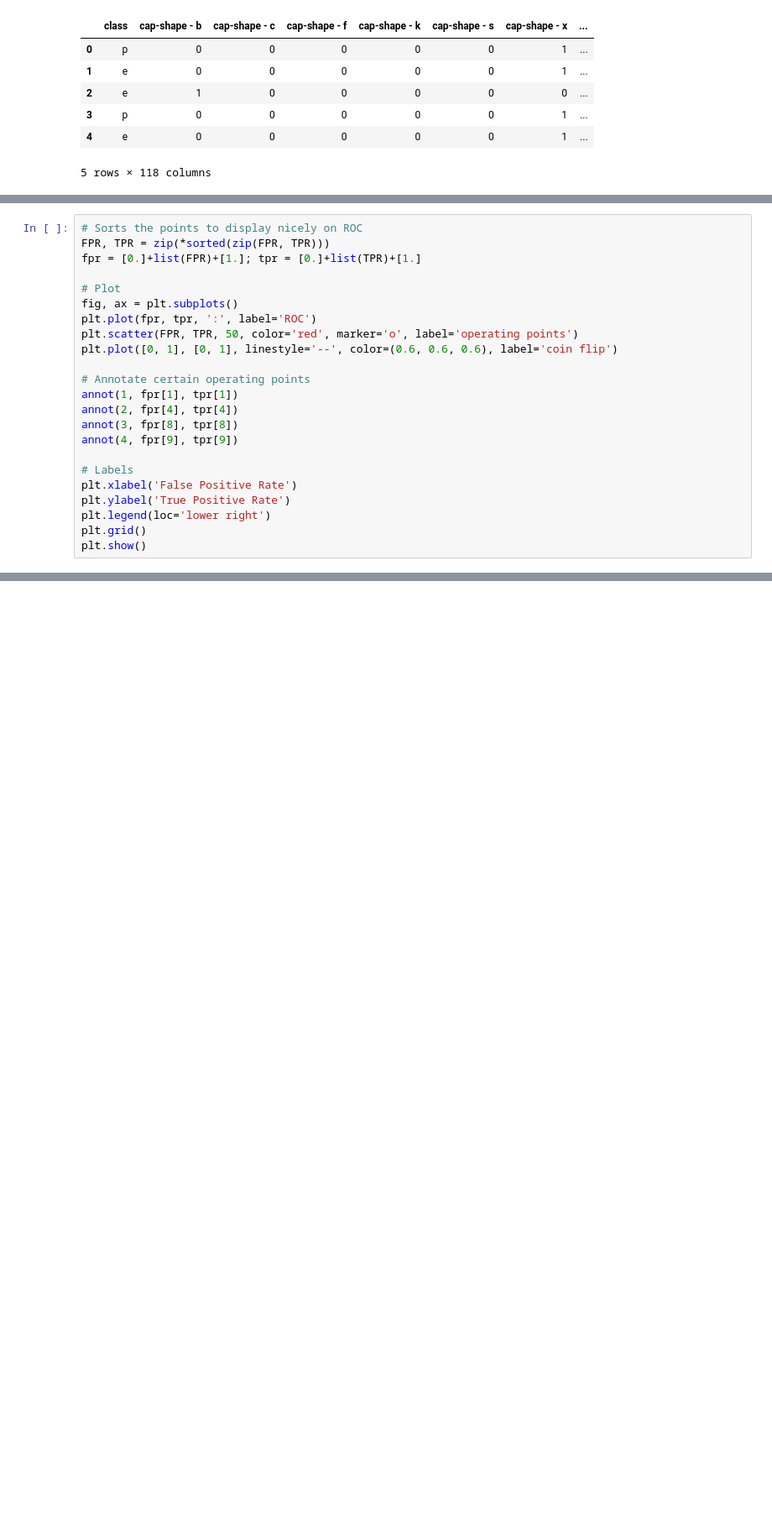
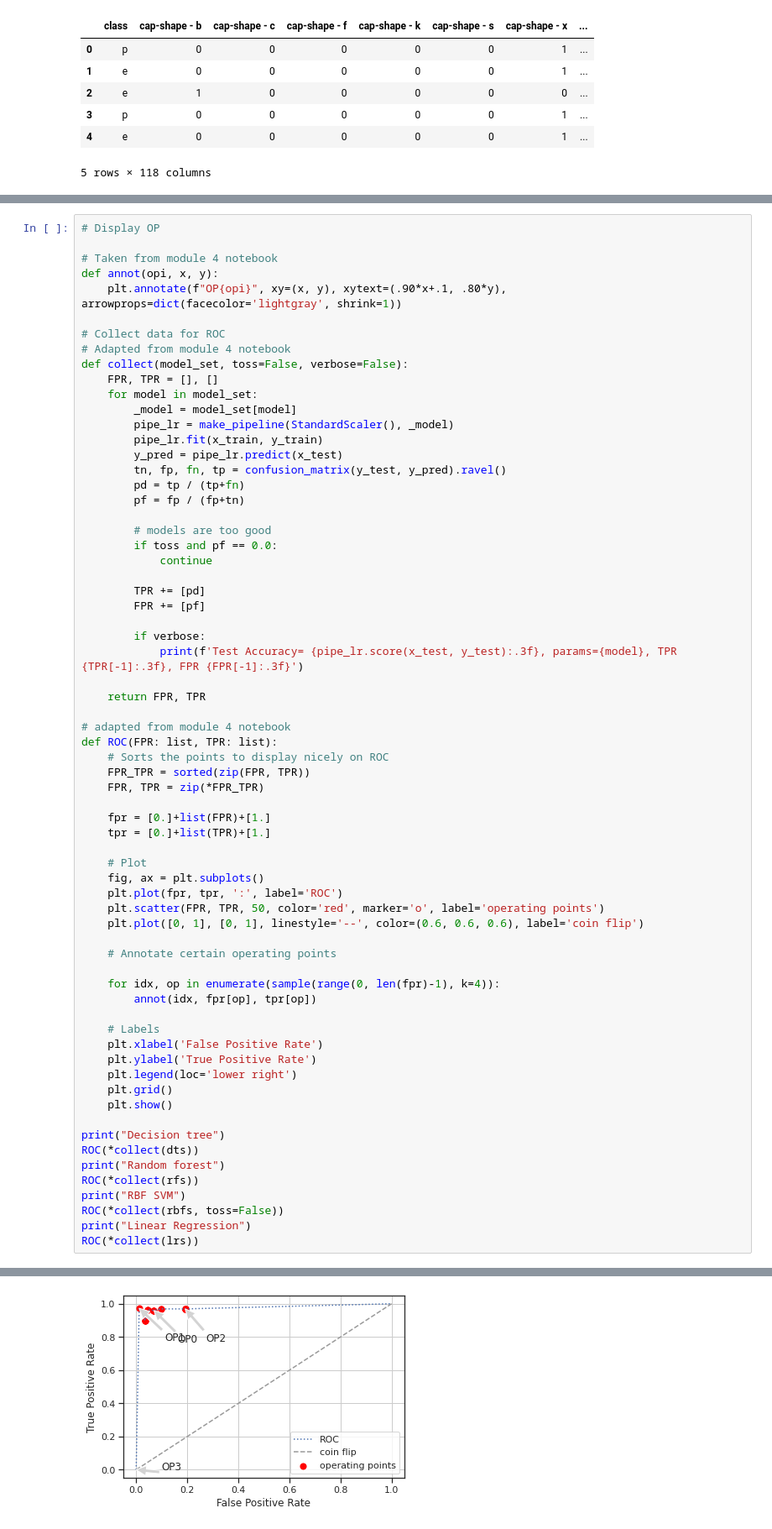
Before and after one commit to WillMc93/EN.705.601, a Jupyter notebook: McElhenney-Assign04.ipynb, the cells around one changed output, grey strips where cells are left out. Shown at 84% size. Drawn from its saved outputs; the diff is of its cells as text; blank space fills up the shorter version.

```diff
--- a/McElhenney-Assign04.ipynb
+++ b/McElhenney-Assign04.ipynb
@@ -189,23 +145,68 @@ for c in C:
 # %%
-# Sorts the points to display nicely on ROC
-FPR, TPR = zip(*sorted(zip(FPR, TPR)))
-fpr = [0.]+list(FPR)+[1.]; tpr = [0.]+list(TPR)+[1.]
+# Display OP
 
-# Plot
-fig, ax = plt.subplots()
-plt.plot(fpr, tpr, ':', label='ROC')
-plt.scatter(FPR, TPR, 50, color='red', marker='o', label='operating points')
-plt.plot([0, 1], [0, 1], linestyle='--', color=(0.6, 0.6, 0.6), label='coin flip')
+# Taken from module 4 notebook
+def annot(opi, x, y):
+    plt.annotate(f"OP{opi}", xy=(x, y), xytext=(.90*x+.1, .80*y), arrowprops=dict(facecolor='lightgray', shrink=1))
 
-# Annotate certain operating points
-annot(1, fpr[1], tpr[1])
-annot(2, fpr[4], tpr[4])
-annot(3, fpr[8], tpr[8])
-annot(4, fpr[9], tpr[9])
+# Collect data for ROC
+# Adapted from module 4 notebook
+def collect(model_set, toss=False, verbose=False):
+    FPR, TPR = [], []
+    for model in model_set:
+        _model = model_set[model]
+        pipe_lr = make_pipeline(StandardScaler(), _model)
+        pipe_lr.fit(x_train, y_train)
+        y_pred = pipe_lr.predict(x_test)
+        tn, fp, fn, tp = confusion_matrix(y_test, y_pred).ravel()
+        pd = tp / (tp+fn)
+        pf = fp / (fp+tn)
 
-# Labels
-plt.xlabel('False Positive Rate')
-plt.ylabel('True Positive Rate')
-plt.legend(loc='lower right')
-plt.grid()
-plt.show()
+        # models are too good
+        if toss and pf == 0.0:
+            continue
+
+        TPR += [pd]
+        FPR += [pf]
+
+        if verbose:
+            print(f'Test Accuracy= {pipe_lr.score(x_test, y_test):.3f}, params={model}, TPR {TPR[-1]:.3f}, FPR {FPR[-1]:.3f}')
+
+    return FPR, TPR
+
+# adapted from module 4 notebook
+def ROC(FPR: list, TPR: list):
+    # Sorts the points to display nicely on ROC
+    FPR_TPR = sorted(zip(FPR, TPR))
+    FPR, TPR = zip(*FPR_TPR)
+
+    fpr = [0.]+list(FPR)+[1.]
+    tpr = [0.]+list(TPR)+[1.]
+
+    # Plot
+    fig, ax = plt.subplots()
+    plt.plot(fpr, tpr, ':', label='ROC')
+    plt.scatter(FPR, TPR, 50, color='red', marker='o', label='operating points')
+    plt.plot([0, 1], [0, 1], linestyle='--', color=(0.6, 0.6, 0.6), label='coin flip')
+
+    # Annotate certain operating points
+
+    for idx, op in enumerate(sample(range(0, len(fpr)-1), k=4)):
+        annot(idx, fpr[op], tpr[op])
+
+    # Labels
+    plt.xlabel('False Positive Rate')
+    plt.ylabel('True Positive Rate')
+    plt.legend(loc='lower right')
+    plt.grid()
+    plt.show()
+
+print("Decision tree")
+ROC(*collect(dts))
+print("Random forest")
+ROC(*collect(rfs))
+print("RBF SVM")
+ROC(*collect(rbfs, toss=False))
+print("Linear Regression")
+ROC(*collect(lrs))
+# %% [output]
@@ -211,0 +214 @@ plt.show()
+[figure, added]
```
Also changed, not shown: parts of 18 cells of this notebook.
